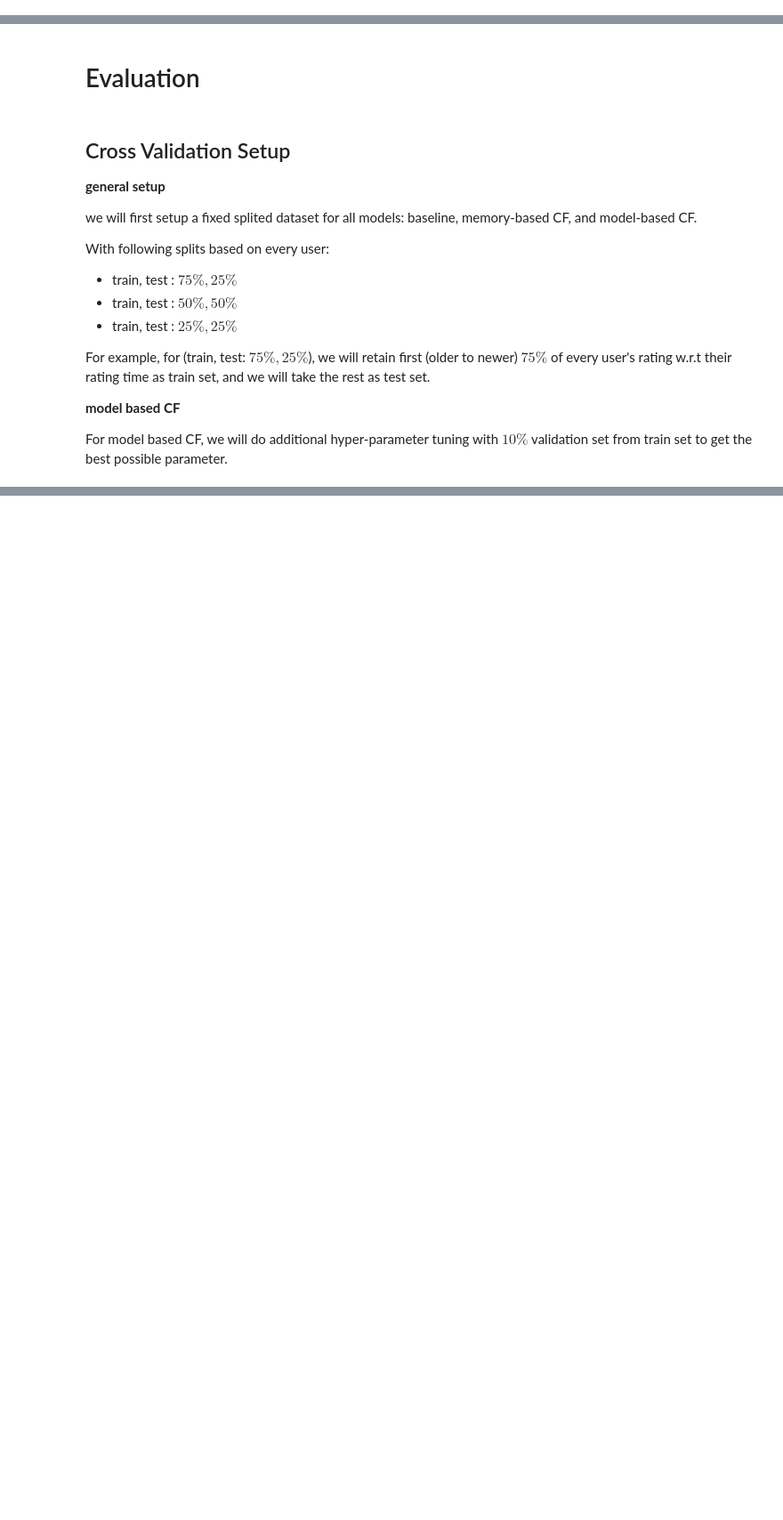
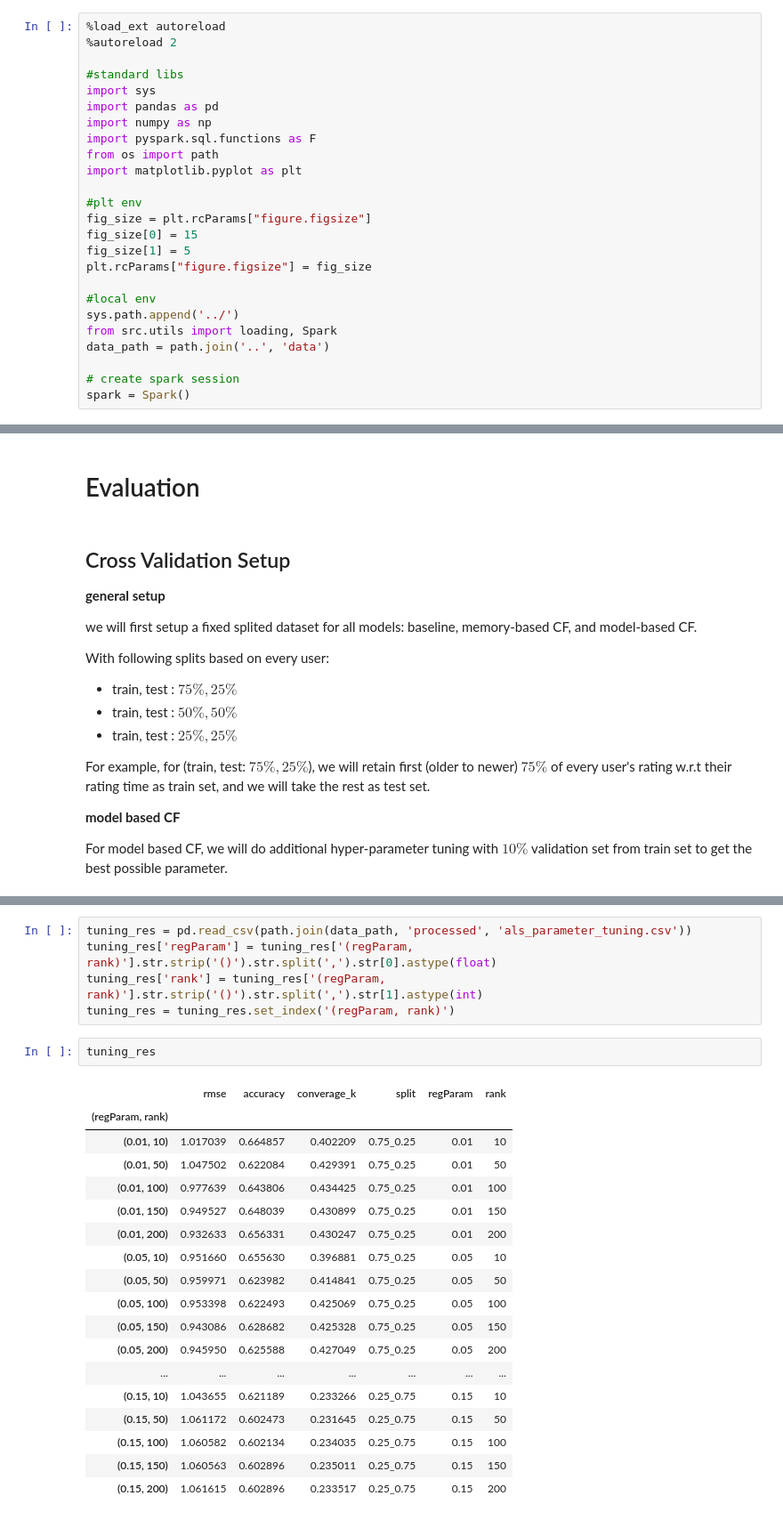
Before and after one commit to syeehyn/personalization-system, a Jupyter notebook: notebook/final_report.ipynb, the cells around one changed output, grey strips where cells are left out. Shown at 89% size. Cells and saved outputs as stored; diff of their text form; blank space fills up the shorter version.

Commit message:
update data and report

```diff
--- a/notebook/final_report.ipynb
+++ b/notebook/final_report.ipynb
@@ -22,0 +8,25 @@ Spark UI address http://127.0.0.1:4041
+# %%
+%load_ext autoreload
+%autoreload 2
+
+#standard libs
+import sys
+import pandas as pd
+import numpy as np
+import pyspark.sql.functions as F
+from os import path
+import matplotlib.pyplot as plt
+
+#plt env
+fig_size = plt.rcParams["figure.figsize"]
+fig_size[0] = 15
+fig_size[1] = 5
+plt.rcParams["figure.figsize"] = fig_size
+
+#local env
+sys.path.append('../')
+from src.utils import loading, Spark
+data_path = path.join('..', 'data')
+
+# create spark session
+spark = Spark()
@@ -582,0 +275,26 @@ als_cf_res
+# %%
+tuning_res = pd.read_csv(path.join(data_path, 'processed', 'als_parameter_tuning.csv'))
+tuning_res['regParam'] = tuning_res['(regParam, rank)'].str.strip('()').str.split(',').str[0].astype(float)
+tuning_res['rank'] = tuning_res['(regParam, rank)'].str.strip('()').str.split(',').str[1].astype(int)
+tuning_res = tuning_res.set_index('(regParam, rank)')
+# %%
+tuning_res
+# %% [output]
+|  | rmse | accuracy | converage_k | split | regParam | rank |
+| (regParam, rank) |  |  |  |  |  |  |
+| (0.01, 10) | 1.017039 | 0.664857 | 0.402209 | 0.75_0.25 | 0.01 | 10 |
+| (0.01, 50) | 1.047502 | 0.622084 | 0.429391 | 0.75_0.25 | 0.01 | 50 |
+| (0.01, 100) | 0.977639 | 0.643806 | 0.434425 | 0.75_0.25 | 0.01 | 100 |
+| (0.01, 150) | 0.949527 | 0.648039 | 0.430899 | 0.75_0.25 | 0.01 | 150 |
+| (0.01, 200) | 0.932633 | 0.656331 | 0.430247 | 0.75_0.25 | 0.01 | 200 |
+| (0.05, 10) | 0.951660 | 0.655630 | 0.396881 | 0.75_0.25 | 0.05 | 10 |
+| (0.05, 50) | 0.959971 | 0.623982 | 0.414841 | 0.75_0.25 | 0.05 | 50 |
+| (0.05, 100) | 0.953398 | 0.622493 | 0.425069 | 0.75_0.25 | 0.05 | 100 |
+| (0.05, 150) | 0.943086 | 0.628682 | 0.425328 | 0.75_0.25 | 0.05 | 150 |
+| (0.05, 200) | 0.945950 | 0.625588 | 0.427049 | 0.75_0.25 | 0.05 | 200 |
+| ... | ... | ... | ... | ... | ... | ... |
+| (0.15, 10) | 1.043655 | 0.621189 | 0.233266 | 0.25_0.75 | 0.15 | 10 |
+| (0.15, 50) | 1.061172 | 0.602473 | 0.231645 | 0.25_0.75 | 0.15 | 50 |
+| (0.15, 100) | 1.060582 | 0.602134 | 0.234035 | 0.25_0.75 | 0.15 | 100 |
+| (0.15, 150) | 1.060563 | 0.602896 | 0.235011 | 0.25_0.75 | 0.15 | 150 |
+| (0.15, 200) | 1.061615 | 0.602896 | 0.233517 | 0.25_0.75 | 0.15 | 200 |
```
Also changed, not shown: parts of 46 cells of this notebook, 14 other files.
